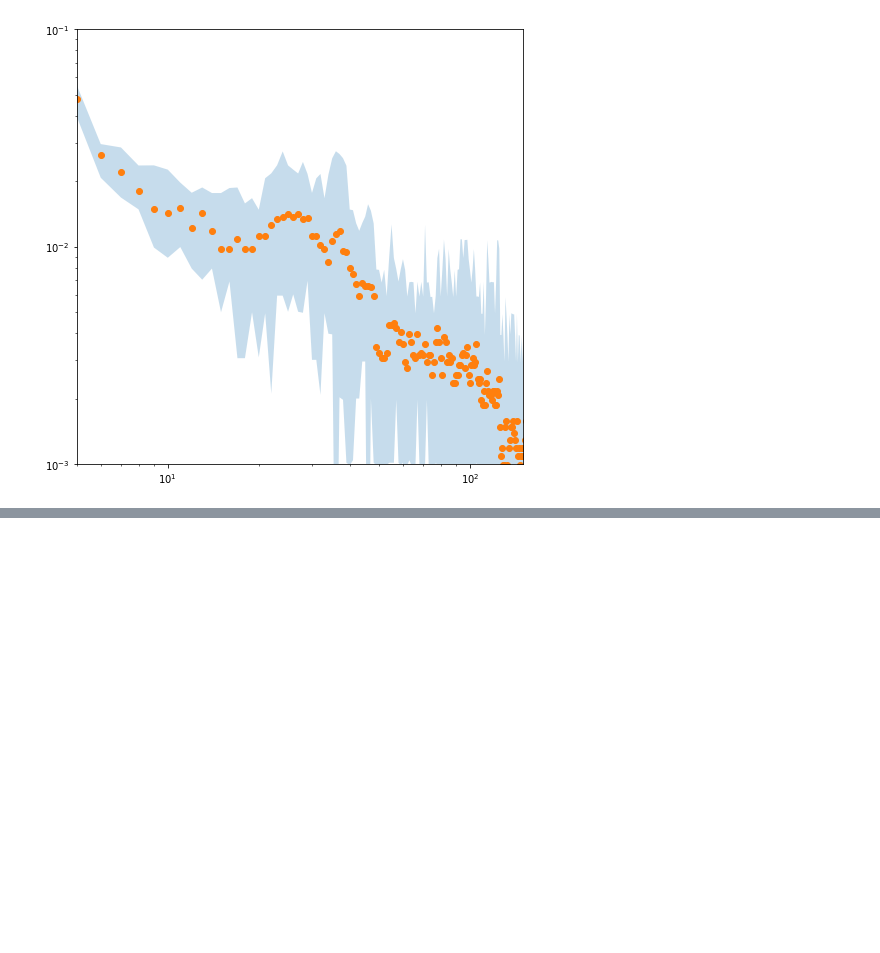
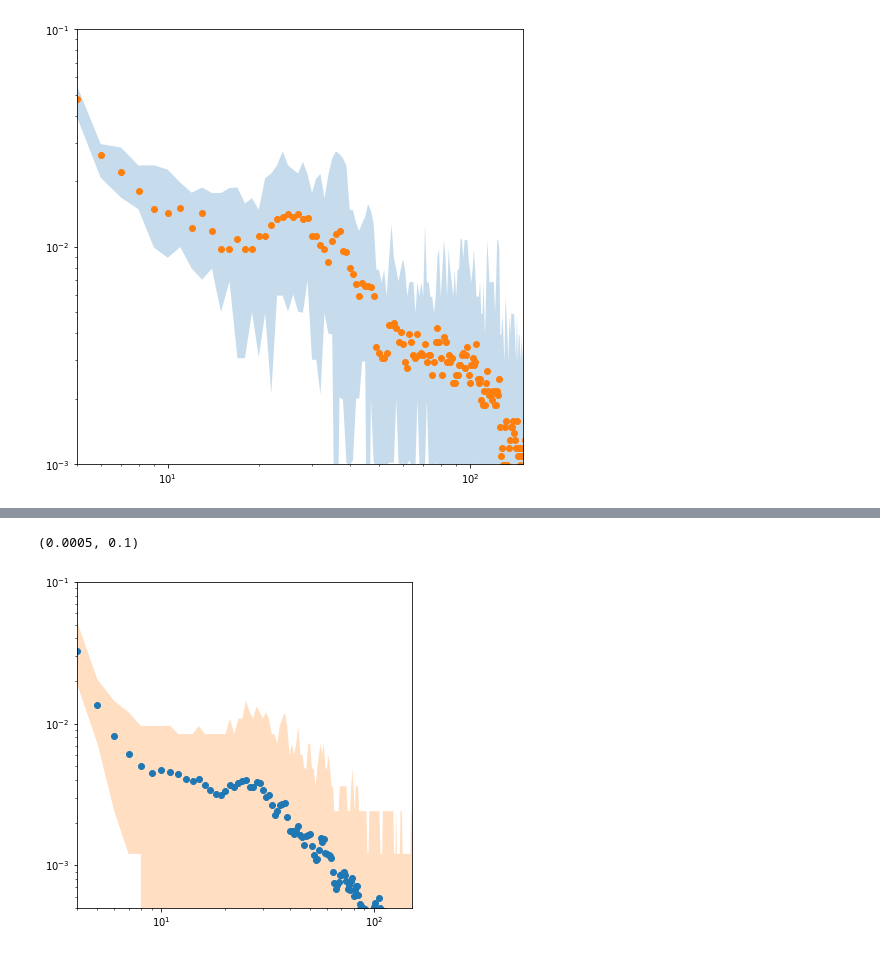
Before and after one commit to meyresearch/amino_acid_distance_distributions, a Jupyter notebook: scripts/shadow.ipynb, the cells around one changed output, grey strips where cells are left out. Drawn from its saved outputs; the diff is of its cells as text; code cells hidden in the pictures; blank space fills up the shorter version.

Commit message:
plot distances with cutoff 6

```diff
--- a/scripts/shadow.ipynb
+++ b/scripts/shadow.ipynb
@@ -142,3 +142,5 @@ plt.ylim(0.001, 0.1)
 # %% [output]
 (0.001, 0.1)
 [figure]
+# %%
+hist = np.load("../data/alphafold/histogram_c_6.0_300_not_normed.npy", allow_pickle=True)
@@ -144,0 +157,17 @@ plt.ylim(0.001, 0.1)
+# %%
+bins = np.linspace(1, 350, 350)[:-1]
+lb, ub = np.quantile(hist, q=[0.05, 0.95], axis=0)
+mean = np.mean(hist, axis=0)
+n_mean = mean / np.sum(mean)
+n_lb = lb / np.sum(mean)
+n_ub = ub / np.sum(mean)
+fig = plt.figure(figsize=(6,6))
+plt.scatter(bins, n_mean)
+plt.fill_between(bins, n_ub, n_lb, alpha=0.25, zorder=-100)
+plt.xscale("log")
+plt.yscale("log")
+plt.xlim(4, 150)
+plt.ylim(0.0005, 0.1)
+# %% [output]
+(0.0005, 0.1)
+[figure, added]
```
Also changed, not shown: parts of 1 cell of this notebook, 2 other files.
